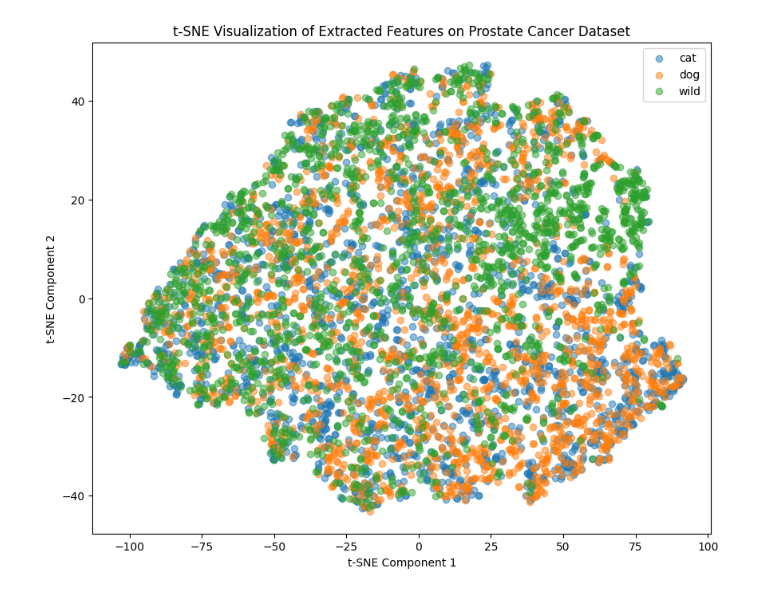
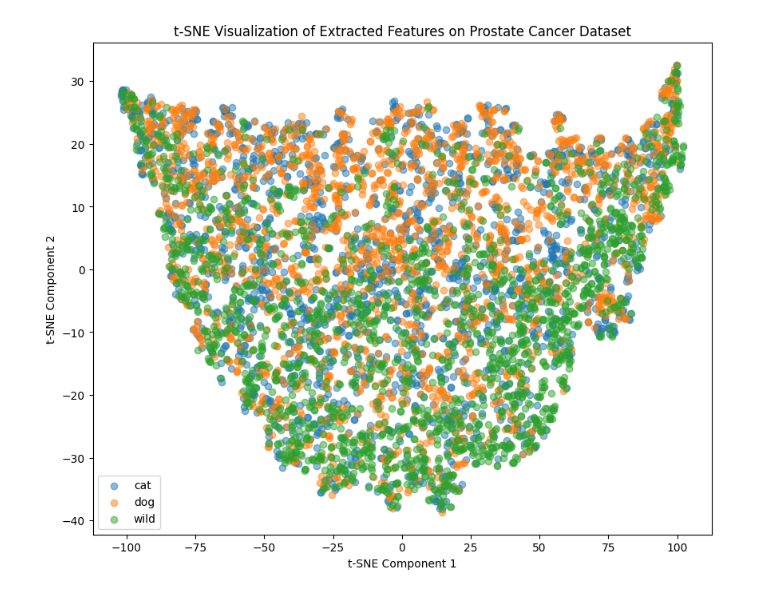
Before and after one commit to Clementxu8268/COMP432-GroupL, a Jupyter notebook: task3.ipynb, the cells around one changed output. Saved outputs shown, nothing was run; the diff lists cells and outputs as text; code cells hidden in the pictures.

```diff
--- a/task3.ipynb
+++ b/task3.ipynb
@@ -25,11 +25,10 @@ model.eval()
 
 
 transform = transforms.Compose([
-    transforms.Resize(256),
-    transforms.CenterCrop(224),
+    transforms.Resize((224, 224)),
+    transforms.RandomHorizontalFlip(),
     transforms.ToTensor(),
-    transforms.Normalize(mean=[0.485, 0.456, 0.406], std=[0.229, 0.224, 0.225])  # 标准化
-])
+    transforms.Normalize(mean=[0.485, 0.456, 0.406], std=[0.229, 0.224, 0.225])])
 
 
 dataset2_path = './Dataset3/AnimalFaces'
@@ -38,31 +37,31 @@ data_loader2 = DataLoader(dataset2, batch_size=32, shuffle=False, num_workers=4)
 
 def extract_features(data_loader, model):
     model.eval()
     features, labels = [], []
     with torch.no_grad():
         for images, label in data_loader:
             images = images.to(device)
             output = model(images)
             features.append(output.cpu().numpy())
             labels.append(label.numpy())
     features = np.concatenate(features)
     labels = np.concatenate(labels)
     return features, labels
 
 features2, labels2 = extract_features(data_loader2, model)
 
 tsne = TSNE(n_components=2, random_state=42)
 reduced_features = tsne.fit_transform(features2)
 
 
 plt.figure(figsize=(10, 8))
 for label in np.unique(labels2):
     idx = labels2 == label
     plt.scatter(reduced_features[idx, 0], reduced_features[idx, 1], label=dataset2.classes[label], alpha=0.5)
 plt.legend()
 plt.title("t-SNE Visualization of Extracted Features on Prostate Cancer Dataset")
 plt.xlabel("t-SNE Component 1")
 plt.ylabel("t-SNE Component 2")
 plt.show()
 # %% [output]
-[figure, old version]
+[figure, new version]
```
Also changed, not shown: 3 other files.
